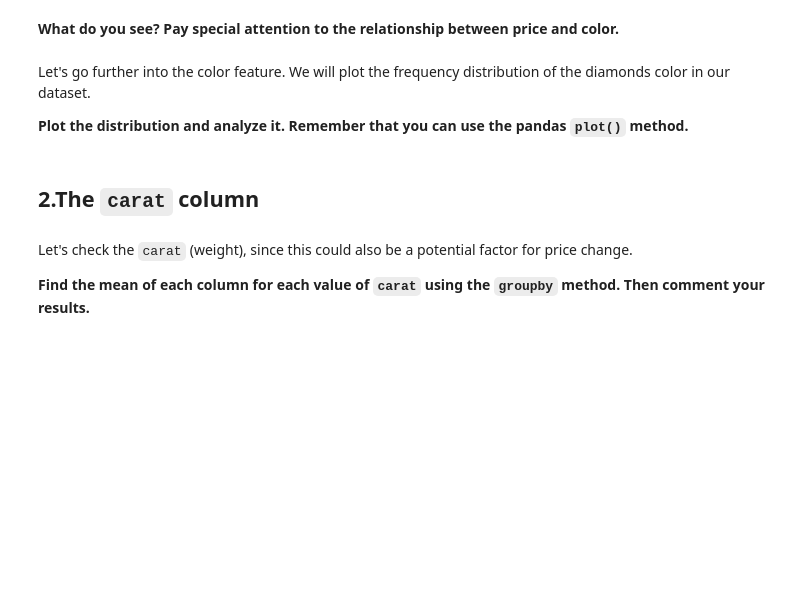
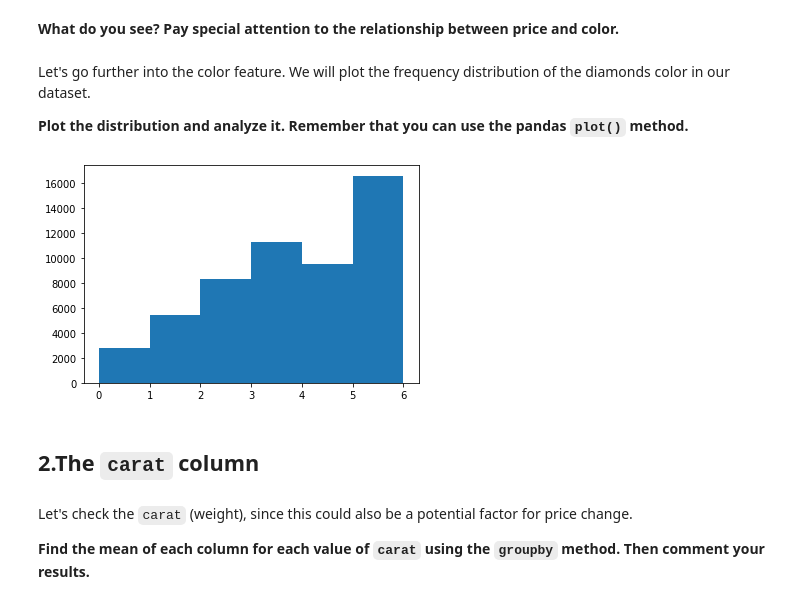
Before and after one commit to ta-data-lis/M2-mini-project1, a Jupyter notebook: 2.-EDA.ipynb, the cells around one changed output. Cells and saved outputs as stored; diff of their text form; code cells hidden in the pictures; blank space fills up the shorter version.

```diff
--- a/2.-EDA.ipynb
+++ b/2.-EDA.ipynb
@@ -48,0 +68,5 @@ Let's go further into the color feature. We will plot the frequency distribution
+# %%
+plt.hist(diamonds['color'],bins=range(0,7,1))
+plt.show()
+# %% [output]
+[figure, added]
```
Also changed, not shown: parts of 42 cells of this notebook, 2 other files.
